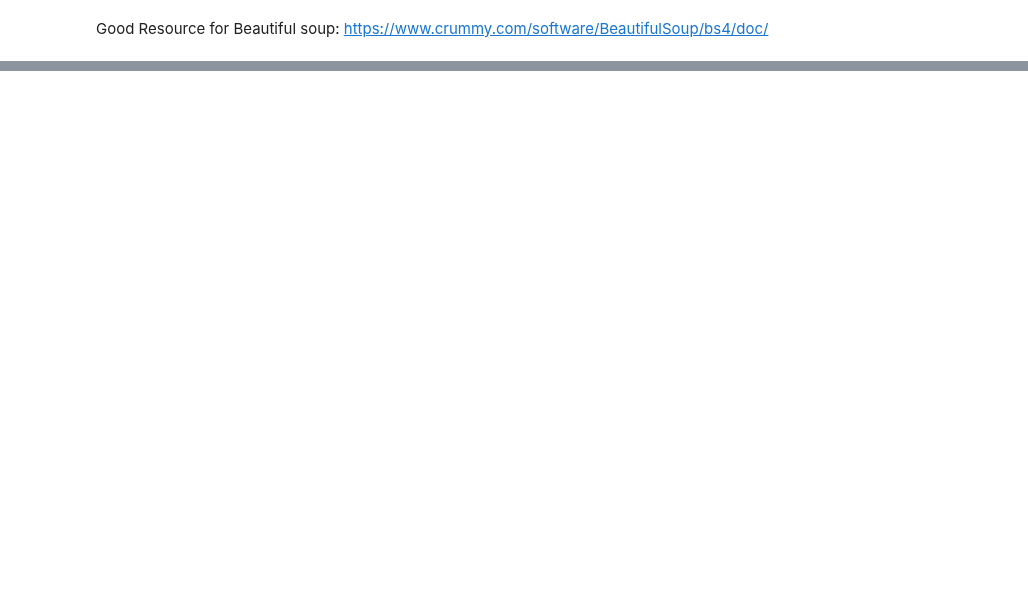
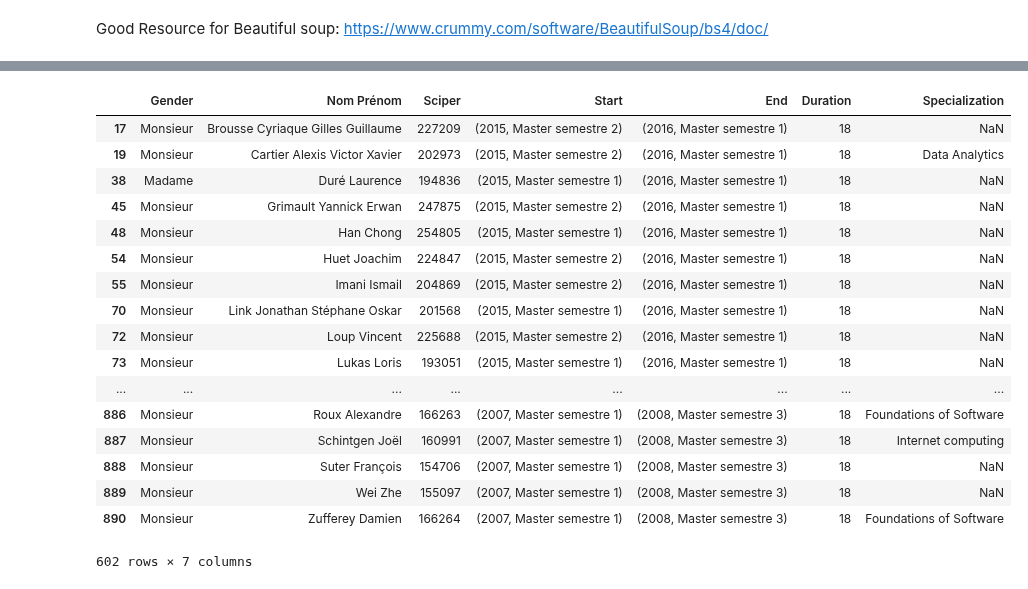
Before and after one commit to meryemmhamdi1/Gokcen_Meryem_Riyadh_ADA, a Jupyter notebook: 02 - Data from the Web/DataFromTheWeb.ipynb, the cells around one changed output, grey strips where cells are left out. Cells and saved outputs as stored; diff of their text form; code cells hidden in the pictures; blank space fills up the shorter version.

```diff
--- a/02 - Data from the Web/DataFromTheWeb.ipynb
+++ b/02 - Data from the Web/DataFromTheWeb.ipynb
@@ -76,0 +121,7 @@ TypeError: 'NoneType' object has no attribute '__getitem__'
+# %%
+table = soup.find('table')
+dataframe = pd.read_html(rq.url)
+dataframe = dataframe[0]
+dataframe.columns = dataframe.ix[1]
+dataframe = dataframe.ix[2:]
+dataframe.columns
@@ -76,0 +370,25 @@ TypeError: 'NoneType' object has no attribute '__getitem__'
+# %%
+# Search for Students with Bachelor Semester 1 and Bachelor Semester 6
+masterDataFrame = pd.DataFrame()
+dataframes = []
+url = 'http://isa.epfl.ch/imoniteur_ISAP/!GEDPUBLICREPORTS.html?'
+period = [(semester, value) for (semester, value) in period_pedagogique if semester in
+          ['Master semestre 1','Master semestre 2','Master semestre 3','Projet Master automne','Projet Master printemps']]
+for (year,year_value) in period_academique:
+    for (semester, semester_value) in period:
+        #print "year is : "+ str(year) + "semester is : "+semester
+        parameters[5] = (parameters[5][0], year_value) # setting periode académique
+        parameters[6] = (parameters[6][0], semester_value) # setting periode pédagogique
+        rq = requests.get(url,parameters)
+        dataframe = pd.read_html(rq.url)
+        dataframe = dataframe[0]
+        if len(dataframe.index) > 1:
+            dataframe.columns = dataframe.ix[1]
+            dataframe = dataframe.ix[2:]
+            dataframe['Year'] = year.split('-')[0]
+            dataframe['Semester']= semester
+            dataframes.append(dataframe)
+
+masterDataFrame = pd.concat(dataframes)
+masterDataFrame = masterDataFrame[[u'Civilité',u'Nom Prénom',u'Statut',u'Year',u'No Sciper',u'Semester',u'Spécialisation']]
+masterDataFrame = masterDataFrame.reset_index(drop=True)
@@ -76,0 +471,9 @@ TypeError: 'NoneType' object has no attribute '__getitem__'
+# %%
+masterStudents = pd.DataFrame(df)
+masterStudents.columns = ['Gender',u'Nom Prénom','Sciper','Start','End','Duration','Specialization']
+masterStudents['Duration']=masterStudents['Duration'].astype(int)
+masterStudents
+masterStudents.sort_values(by=u'Sciper',ascending=1)
+# Remove entries where duration strictly less than 18 months since a student needs at least 18 months to finish studies
+masterStudents = masterStudents[masterStudents['Duration']>= 18]
+masterStudents['Duration'].describe(include ='all')
@@ -76,0 +490,21 @@ TypeError: 'NoneType' object has no attribute '__getitem__'
+# %%
+masterStudents
+# %% [output]
+|  | Gender | Nom Prénom | Sciper | Start | End | Duration | Specialization |
+| 17 | Monsieur | Brousse Cyriaque Gilles Guillaume | 227209 | (2015, Master semestre 2) | (2016, Master semestre 1) | 18 | NaN |
+| 19 | Monsieur | Cartier Alexis Victor Xavier | 202973 | (2015, Master semestre 2) | (2016, Master semestre 1) | 18 | Data Analytics |
+| 38 | Madame | Duré Laurence | 194836 | (2015, Master semestre 1) | (2016, Master semestre 1) | 18 | NaN |
+| 45 | Monsieur | Grimault Yannick Erwan | 247875 | (2015, Master semestre 2) | (2016, Master semestre 1) | 18 | NaN |
+| 48 | Monsieur | Han Chong | 254805 | (2015, Master semestre 1) | (2016, Master semestre 1) | 18 | NaN |
+| 54 | Monsieur | Huet Joachim | 224847 | (2015, Master semestre 2) | (2016, Master semestre 1) | 18 | NaN |
+| 55 | Monsieur | Imani Ismail | 204869 | (2015, Master semestre 2) | (2016, Master semestre 1) | 18 | NaN |
+| 70 | Monsieur | Link Jonathan Stéphane Oskar | 201568 | (2015, Master semestre 1) | (2016, Master semestre 1) | 18 | NaN |
+| 72 | Monsieur | Loup Vincent | 225688 | (2015, Master semestre 2) | (2016, Master semestre 1) | 18 | NaN |
+| 73 | Monsieur | Lukas Loris | 193051 | (2015, Master semestre 1) | (2016, Master semestre 1) | 18 | NaN |
+| ... | ... | ... | ... | ... | ... | ... | ... |
+| 886 | Monsieur | Roux Alexandre | 166263 | (2007, Master semestre 1) | (2008, Master semestre 3) | 18 | Foundations of Software |
+| 887 | Monsieur | Schintgen Joël | 160991 | (2007, Master semestre 1) | (2008, Master semestre 3) | 18 | Internet computing |
+| 888 | Monsieur | Suter François | 154706 | (2007, Master semestre 1) | (2008, Master semestre 3) | 18 | NaN |
+| 889 | Monsieur | Wei Zhe | 155097 | (2007, Master semestre 1) | (2008, Master semestre 3) | 18 | NaN |
+| 890 | Monsieur | Zufferey Damien | 166264 | (2007, Master semestre 1) | (2008, Master semestre 3) | 18 | Foundations of Software |
+602 rows × 7 columns
```
Also changed, not shown: parts of 47 cells of this notebook, 1 other file.
